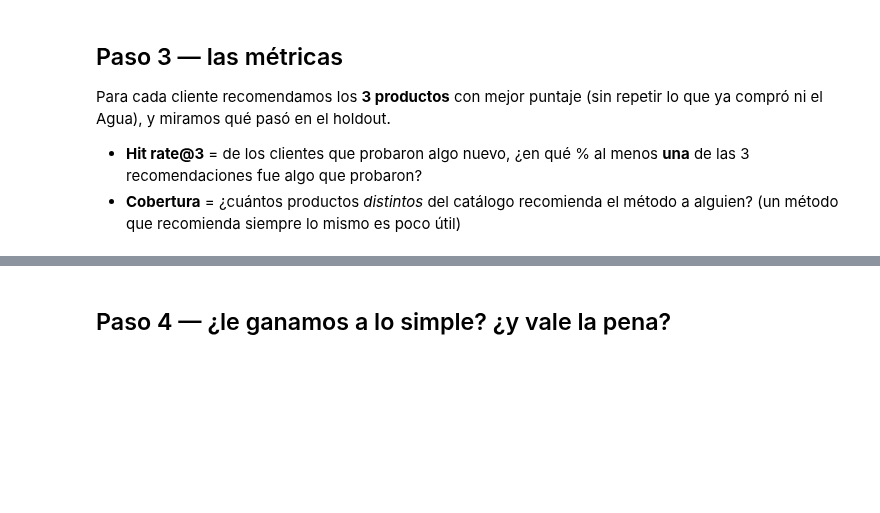
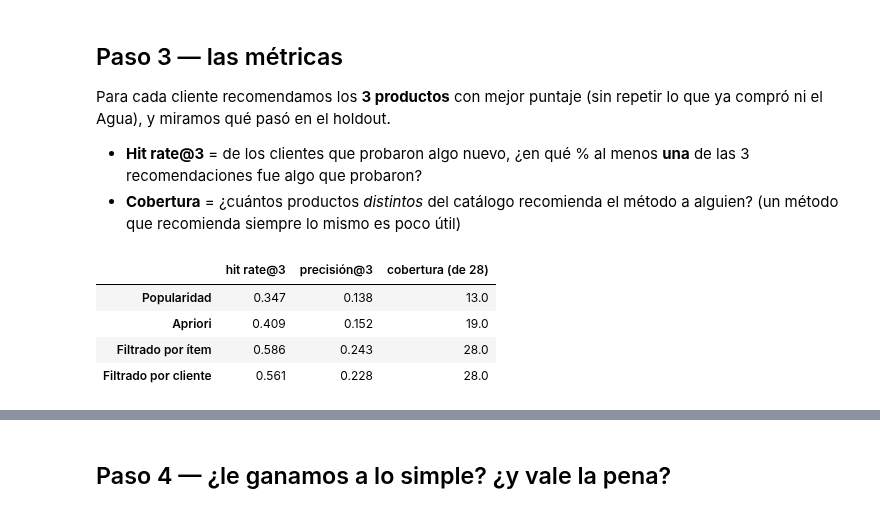
Before and after one commit to lopezsanty12/marketing-analytics-santiago-lopez, a Jupyter notebook: Semana_4/breakout_4.ipynb, the cells around one changed output, grey strips where cells are left out. Cells and saved outputs as stored; diff of their text form; code cells hidden in the pictures; blank space fills up the shorter version.

```diff
--- a/Semana_4/breakout_4.ipynb
+++ b/Semana_4/breakout_4.ipynb
@@ -23,9 +23,9 @@ warnings.filterwarnings("ignore")
 VERDE, OSCURO, NARANJA, GRIS = "#00704A", "#11241C", "#C4512F", "#9A988E"
 plt.rcParams.update({"axes.spines.top": False, "axes.spines.right": False, "figure.dpi": 110})
 
-orders = pd.read_csv("data/orders.csv", parse_dates=["order_date"])
-items = pd.read_csv("data/items.csv")
-customers = pd.read_csv("data/customers.csv")
+orders = pd.read_csv("/data/orders.csv", parse_dates=["order_date"])
+items = pd.read_csv("/data/items.csv")
+customers = pd.read_csv("/data/customers.csv")
 # %% [markdown]
 ## Paso 1 — las dos ventanas (otra vez)
 
@@ -86,28 +91,33 @@ Para cada cliente recomendamos los **3 productos** con mejor puntaje (sin repeti
 # %%
 def top_k(scores, K=3):
     s = np.where(X > 0, -np.inf, scores)       # no recomendar lo ya comprado
     s[:, col_agua] = -np.inf                   # ni el Agua
     return np.argsort(-s, axis=1)[:, :K]
 
 def hit_rate_at_k(scores, K=3):
     top = top_k(scores, K)
     # TODO 1: para cada cliente u, ¿al menos una de sus K recomendaciones (top[u]) es un producto NUEVO que probó (NUEVO[u, ...])?
-    # Pista: NUEVO[u, top[u]].sum() > 0 ; después promedien solo sobre los clientes 'elegibles'.
-    aciertos = ...                             # <-- reemplacen esto (un arreglo de True/False, uno por cliente)
+    aciertos = np.array([NUEVO[u, top[u]].sum() > 0 for u in range(len(X))])
     return aciertos[elegibles].mean()
 
 def precision_at_k(scores, K=3):
     top = top_k(scores, K)
     return np.mean([NUEVO[u, top[u]].sum() / K for u in np.where(elegibles)[0]])
 
 def cobertura(scores, K=3):
     # TODO 2: ¿cuántos productos distintos aparecen en las recomendaciones de todos los clientes?
-    # Pista: np.unique(...) sobre top_k(scores, K).
-    return ...                                 # <-- reemplacen esto
+    top = top_k(scores, K)
+    return len(np.unique(top))
 
 res = pd.DataFrame({n: {"hit rate@3": hit_rate_at_k(s), "precisión@3": precision_at_k(s), "cobertura (de 28)": cobertura(s)}
                     for n, s in metodos.items()}).T
 res.round(3)
+# %% [output]
+|  | hit rate@3 | precisión@3 | cobertura (de 28) |
+| Popularidad | 0.347 | 0.138 | 13.0 |
+| Apriori | 0.409 | 0.152 | 19.0 |
+| Filtrado por ítem | 0.586 | 0.243 | 28.0 |
+| Filtrado por cliente | 0.561 | 0.228 | 28.0 |
 # %%
 fig, ax = plt.subplots(1, 2, figsize=(10, 3.8))
 col = [GRIS, GRIS, VERDE, VERDE]
```
Also changed, not shown: parts of 4 cells of this notebook.
